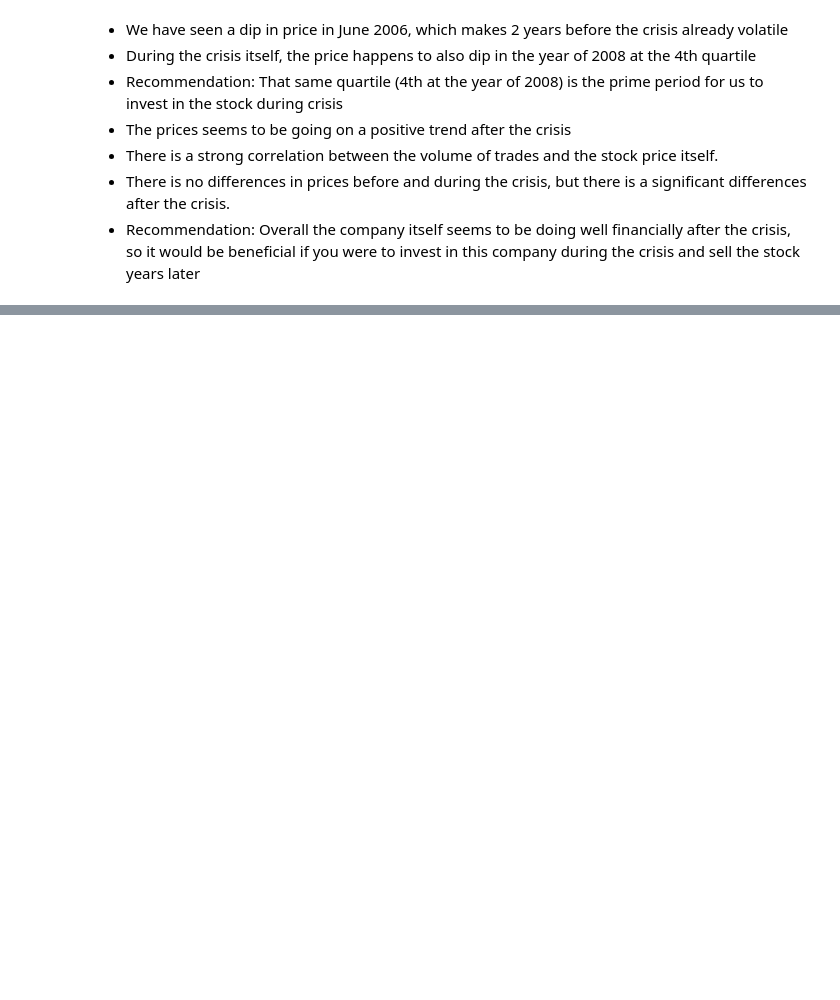
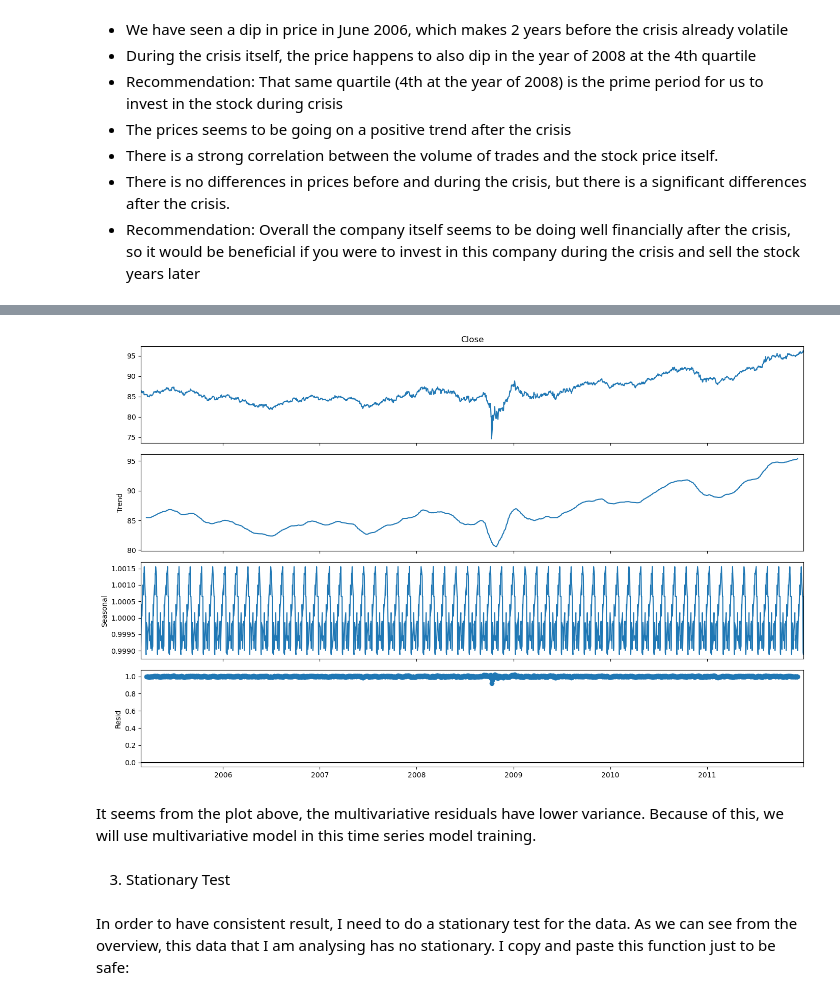
Before and after one commit to BramD1/Financial-Crisis-Analysis, a Jupyter notebook: h8dsft_Milestone1_Bramantyo.ipynb, the cells around one changed output, grey strips where cells are left out. Cells and saved outputs as stored; diff of their text form; code cells hidden in the pictures; blank space fills up the shorter version.

```diff
--- a/h8dsft_Milestone1_Bramantyo.ipynb
+++ b/h8dsft_Milestone1_Bramantyo.ipynb
@@ -482,0 +555,13 @@ population.to_csv('population.csv', index=False)
+# %%
+pylab.rcParams['figure.figsize'] = (14, 9)
+res = seasonal_decompose(new_data['Close'], model='multivariative', period=30)
+ax=res.plot()
+plt.show()
+# %% [output]
+[figure, added]
+# %% [markdown]
+It seems from the plot above, the multivariative residuals have lower variance. Because of this, we will use multivariative model in this time series model training.
+# %% [markdown]
+3. Stationary Test
+# %% [markdown]
+In order to have consistent result, I need to do a stationary test for the data. As we can see from the overview, this data that I am analysing has no stationary. I copy and paste this function just to be safe:
```
Also changed, not shown: parts of 112 cells of this notebook, 2 other files.
